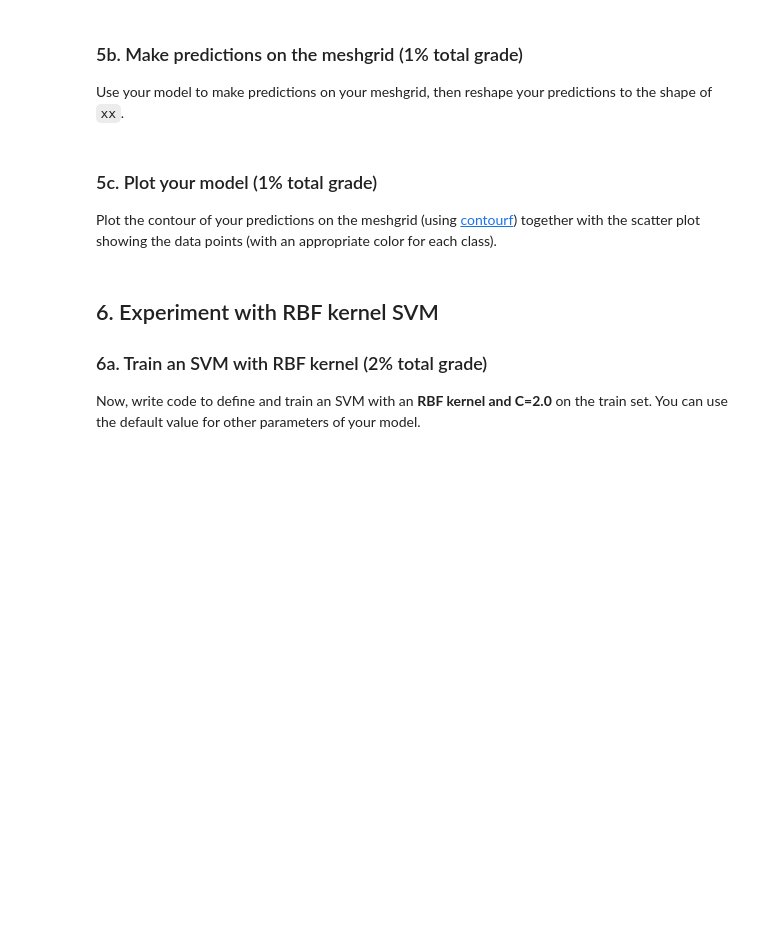
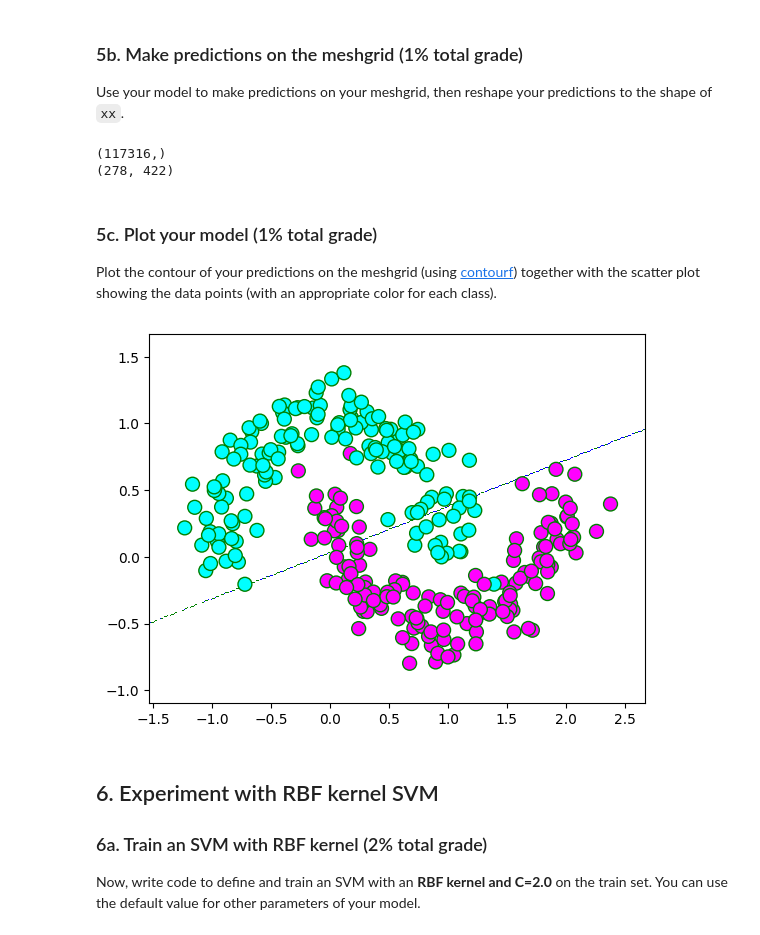
Before and after one commit to michaelcordero/cap-5602-ai, a Jupyter notebook: homework_notebooks/homework3.ipynb, the cells around one changed output. Drawn from its saved outputs; the diff is of its cells as text; code cells hidden in the pictures; blank space fills up the shorter version.

```diff
--- a/homework_notebooks/homework3.ipynb
+++ b/homework_notebooks/homework3.ipynb
@@ -98,7 +98,12 @@ Use your model to make predictions on your meshgrid, then reshape your predictio
 # %%
 # Write your code here
 Z = svm.predict(np.c_[xx.ravel(), yy.ravel()])
+print(Z.shape)
 Z = Z.reshape(xx.shape)
+print(Z.shape)
+# %% [output]
+(117316,)
+(278, 422)
 # %% [markdown]
 ### 5c. Plot your model (1% total grade)
 
@@ -108,3 +111,13 @@ Plot the contour of your predictions on the meshgrid (using [contourf](https://m
+# %%
+# Write your code here
+from matplotlib.pyplot import contourf
+cf = contourf(xx, yy, Z, colors=['w', 'b', 'g'])
+plot.scatter(f0, f1, c=Y, cmap=plot.cm.cool, s=100, edgecolors='g')
+# plot.xlabel('half')
+# plot.ylabel('moon')
+plot.show()
+# %% [output]
+[figure, added]
 # %% [markdown]
 ## 6. Experiment with RBF kernel SVM
 
```
Also changed, not shown: parts of 7 cells of this notebook, 1 other file.
